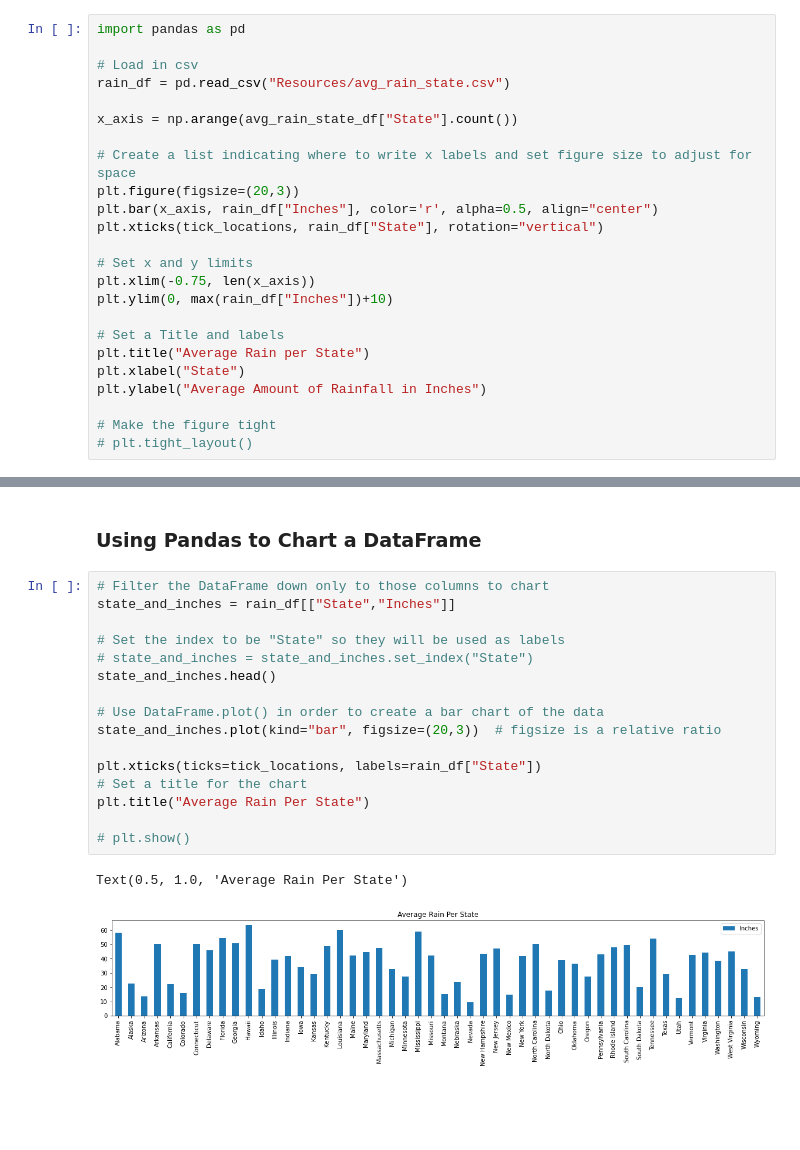
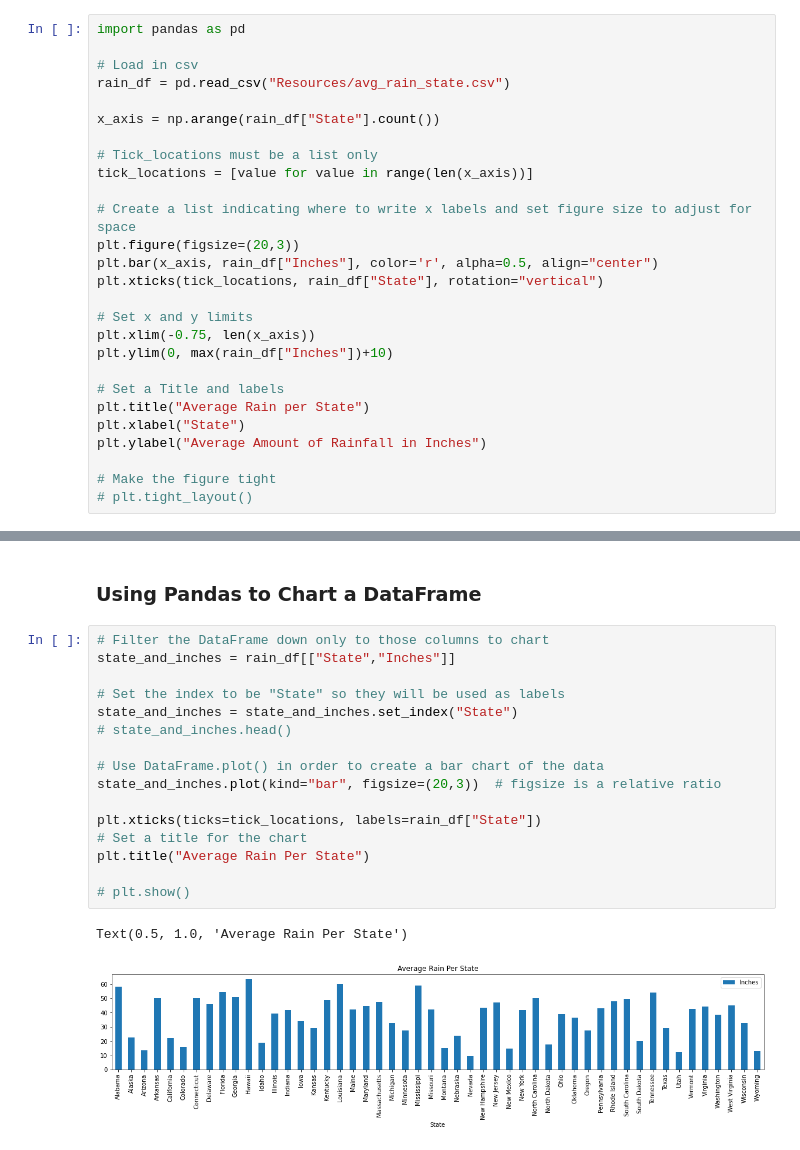
Before and after one commit to Simon-Xu-Lan/coding-notes, a Jupyter notebook: python/matplotlib/matplotlib.ipynb, the cells around one changed output, grey strips where cells are left out. Saved outputs shown, nothing was run; the diff lists cells and outputs as text; blank space fills up the shorter version.

```diff
--- a/python/matplotlib/matplotlib.ipynb
+++ b/python/matplotlib/matplotlib.ipynb
@@ -209,7 +210,10 @@ import pandas as pd
 # Load in csv
 rain_df = pd.read_csv("Resources/avg_rain_state.csv")
 
-x_axis = np.arange(avg_rain_state_df["State"].count())
+x_axis = np.arange(rain_df["State"].count())
+
+# Tick_locations must be a list only
+tick_locations = [value for value in range(len(x_axis))]
 
 # Create a list indicating where to write x labels and set figure size to adjust for space
 plt.figure(figsize=(20,3))
@@ -235,20 +239,20 @@ Text(0, 0.5, 'Average Amount of Rainfall in Inches')
 # %%
 # Filter the DataFrame down only to those columns to chart
 state_and_inches = rain_df[["State","Inches"]]
 
 # Set the index to be "State" so they will be used as labels
-# state_and_inches = state_and_inches.set_index("State")
-state_and_inches.head()
+state_and_inches = state_and_inches.set_index("State")
+# state_and_inches.head()
 
 # Use DataFrame.plot() in order to create a bar chart of the data
 state_and_inches.plot(kind="bar", figsize=(20,3))  # figsize is a relative ratio
 
 plt.xticks(ticks=tick_locations, labels=rain_df["State"])
 # Set a title for the chart
 plt.title("Average Rain Per State")
 
 # plt.show()
 # %% [output]
 Text(0.5, 1.0, 'Average Rain Per State')
-[figure, old version]
+[figure, new version]
 # %%
```
Also changed, not shown: parts of 39 cells of this notebook, 15 other files.
